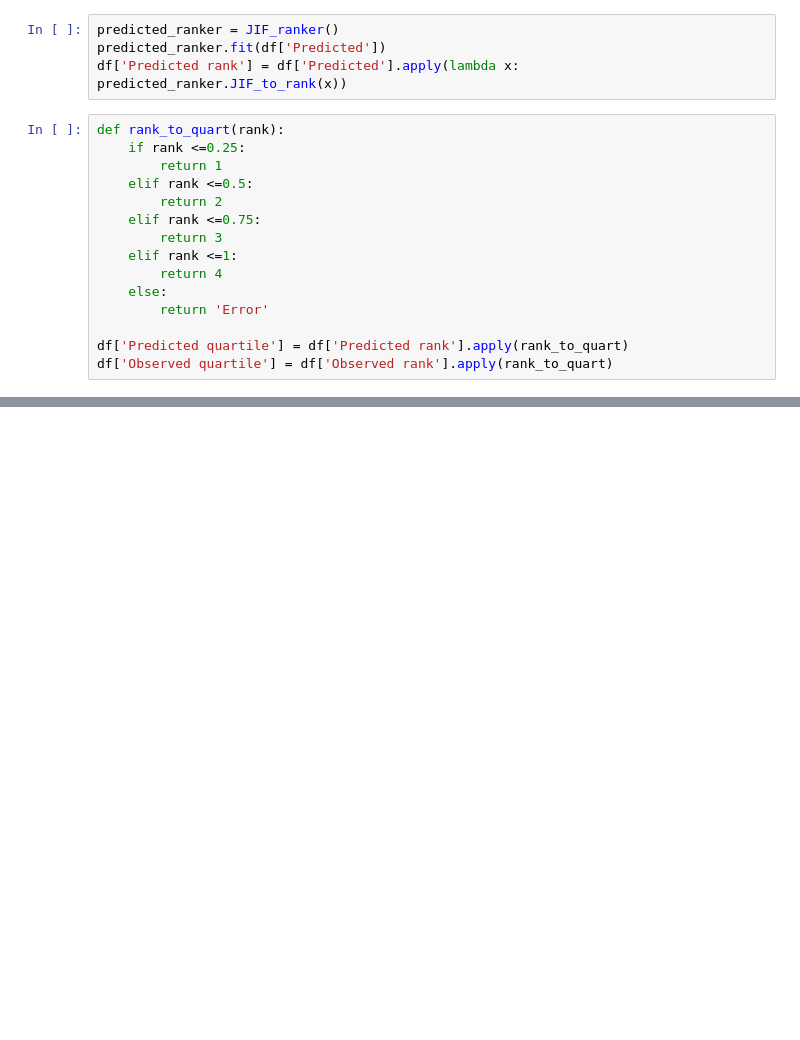
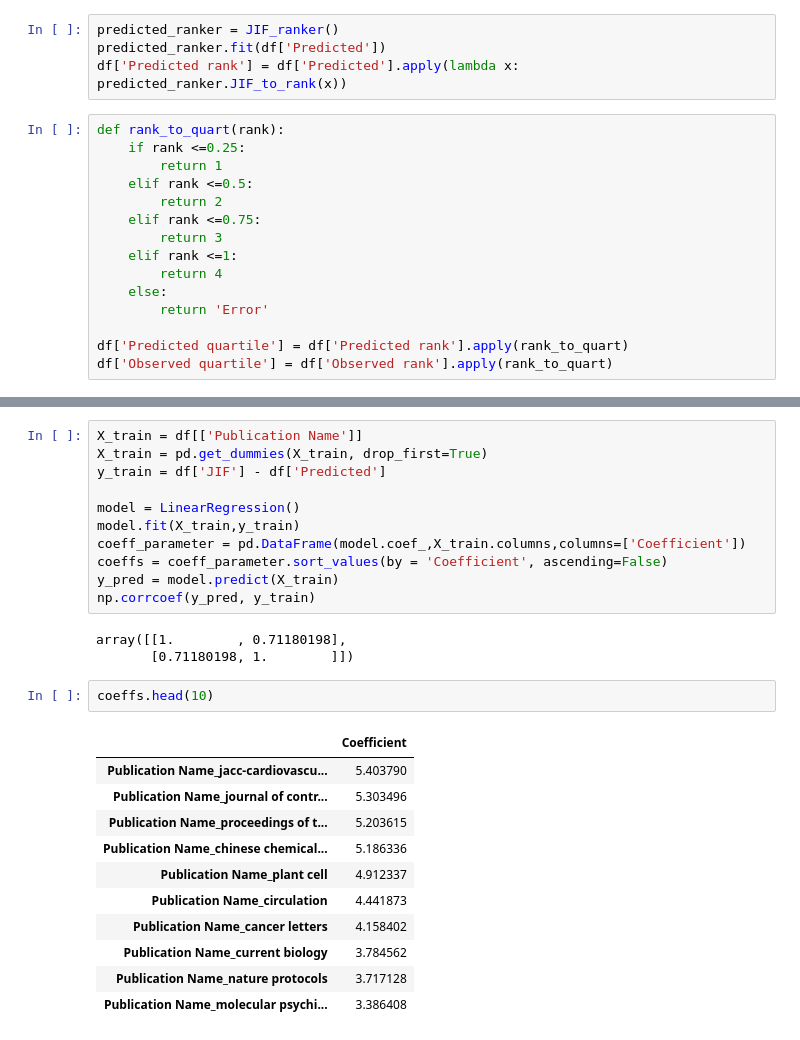
Before and after one commit to ArtemChemist/w266_project, a Jupyter notebook: Postmortem.ipynb, the cells around one changed output, grey strips where cells are left out. Cells and saved outputs as stored; diff of their text form; blank space fills up the shorter version.

```diff
--- a/Postmortem.ipynb
+++ b/Postmortem.ipynb
@@ -173,0 +217,28 @@ Average correlation between JIF and times cieted: 0.414
+# %%
+X_train = df[['Publication Name']]
+X_train = pd.get_dummies(X_train, drop_first=True)
+y_train = df['JIF'] - df['Predicted']
+
+model = LinearRegression()
+model.fit(X_train,y_train)
+coeff_parameter = pd.DataFrame(model.coef_,X_train.columns,columns=['Coefficient'])
+coeffs = coeff_parameter.sort_values(by = 'Coefficient', ascending=False)
+y_pred = model.predict(X_train)
+np.corrcoef(y_pred, y_train)
+# %% [output]
+array([[1.        , 0.71180198],
+       [0.71180198, 1.        ]])
+# %%
+coeffs.head(10)
+# %% [output]
+|  | Coefficient |
+| Publication Name_jacc-cardiovascu... | 5.403790 |
+| Publication Name_journal of contr... | 5.303496 |
+| Publication Name_proceedings of t... | 5.203615 |
+| Publication Name_chinese chemical... | 5.186336 |
+| Publication Name_plant cell | 4.912337 |
+| Publication Name_circulation | 4.441873 |
+| Publication Name_cancer letters | 4.158402 |
+| Publication Name_current biology | 3.784562 |
+| Publication Name_nature protocols | 3.717128 |
+| Publication Name_molecular psychi... | 3.386408 |
```
Also changed, not shown: parts of 9 cells of this notebook, 3 other files.
